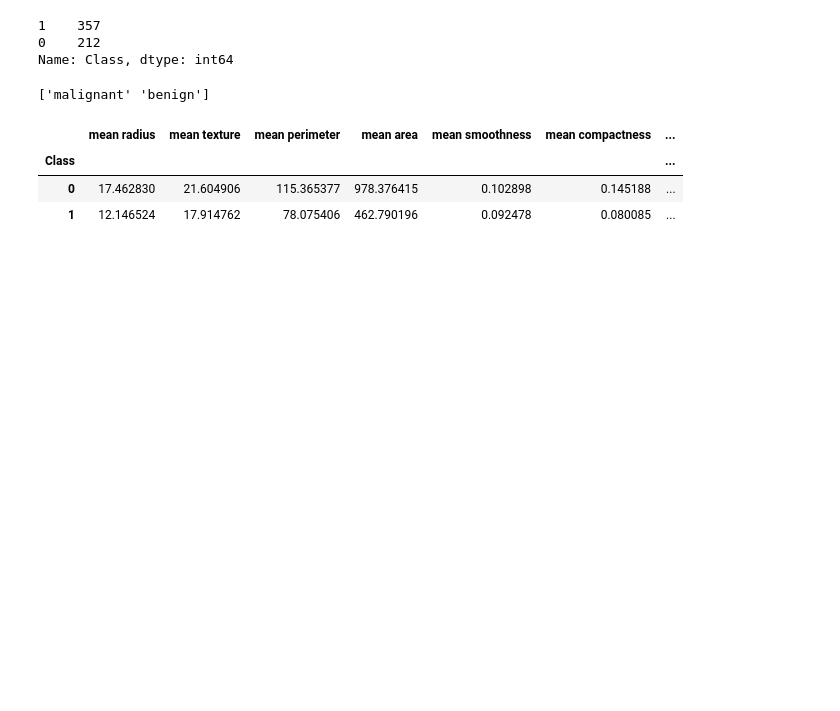
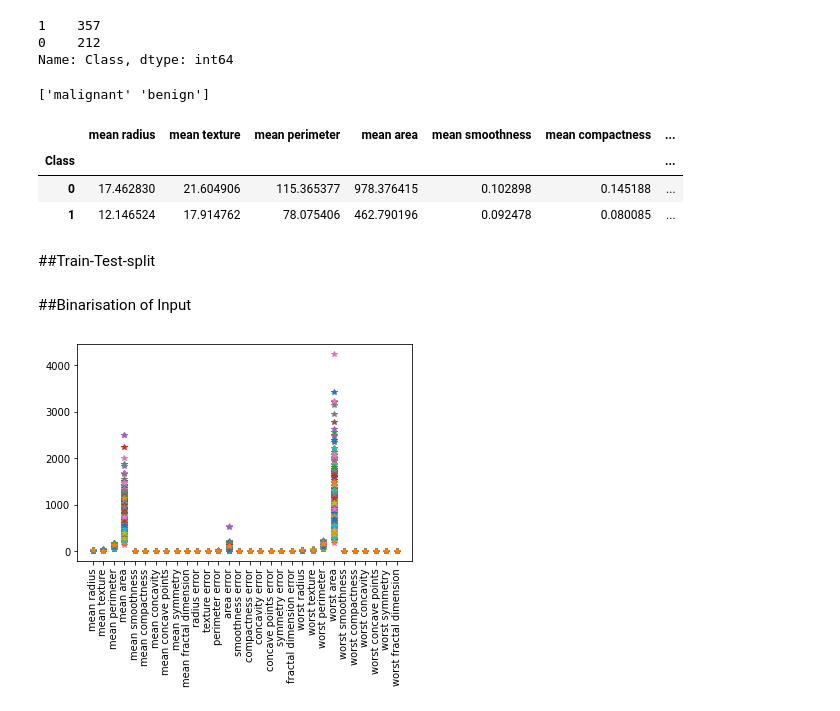
Before and after one commit to binodmathews93/GUVI-DeepLearning, a Jupyter notebook: Mcculloch_pitts.ipynb, the cells around one changed output. Saved outputs shown, nothing was run; the diff lists cells and outputs as text; code cells hidden in the pictures; blank space fills up the shorter version.

Commit message:
Implemented MP Neuron class to make predictions on breast cancer dataset from scikit-learn datasets

```diff
--- a/Mcculloch_pitts.ipynb
+++ b/Mcculloch_pitts.ipynb
@@ -12,7 +14,7 @@ X = breast_cancer.data
 Y = breast_cancer.target
 # %%
 df = pd.DataFrame(X , columns=breast_cancer.feature_names)
-df["Class"] = breast_cancer.target
+df["Class"] = Y
 # %%
 df.head()
 # %% [output]
@@ -51,3 +57,5 @@ df.groupby(["Class"]).mean()
 | Class |  |  |  |  |  |  | ... |
 | 0 | 17.462830 | 21.604906 | 115.365377 | 978.376415 | 0.102898 | 0.145188 | ... |
 | 1 | 12.146524 | 17.914762 | 78.075406 | 462.790196 | 0.092478 | 0.080085 | ... |
+# %% [markdown]
+##Train-Test-split
@@ -53,0 +64,13 @@ df.groupby(["Class"]).mean()
+# %%
+X = df.drop(["Class"] , axis=1)
+Y = df["Class"]
+# %%
+X_train, X_test , Y_train , Y_test = train_test_split(X, Y , test_size = 0.1 , stratify = Y , random_state = 1)
+# %% [markdown]
+##Binarisation of Input
+# %%
+plt.plot(X_train.T, '*')
+plt.xticks(rotation = 'vertical')
+plt.show()
+# %% [output]
+[figure, added]
```
Also changed, not shown: parts of 15 cells of this notebook.
